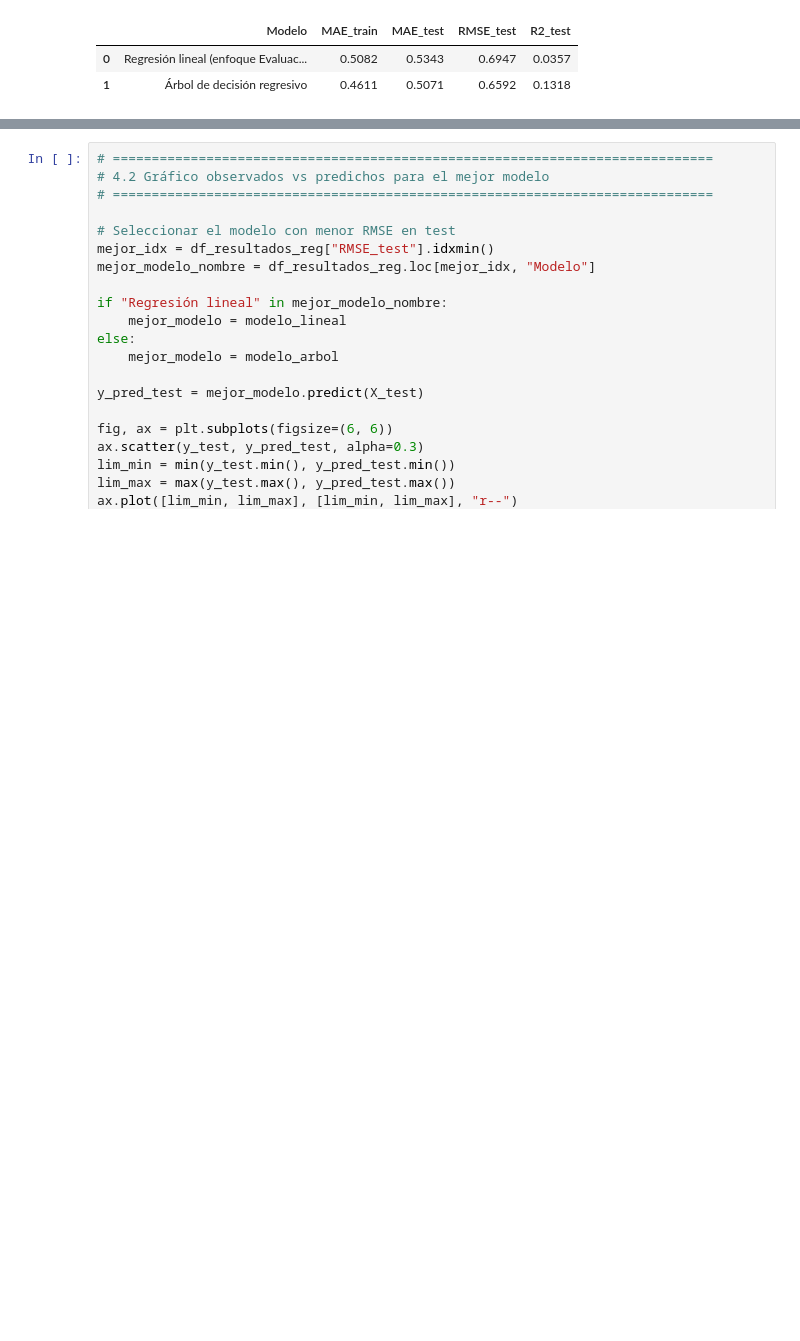
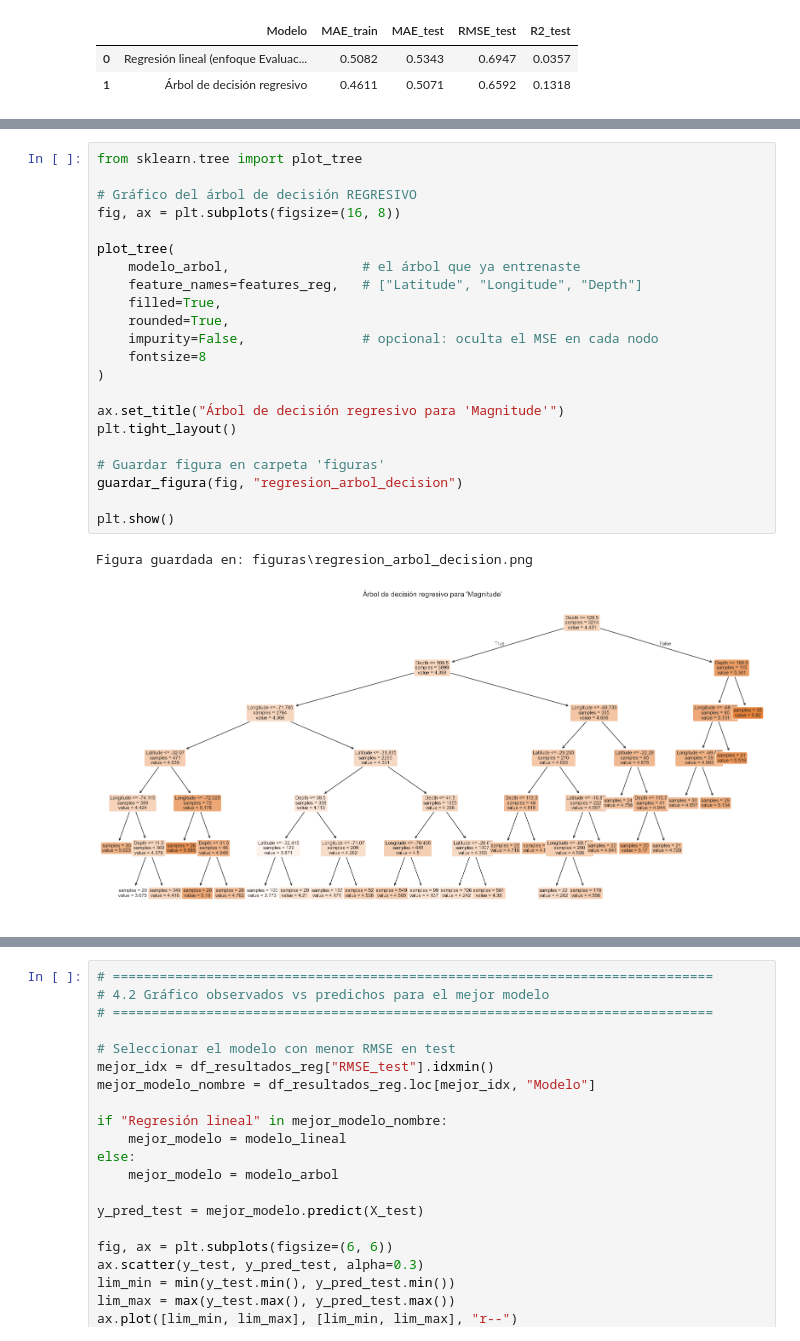
Before and after one commit to NicolasCardenas1/EV3_BI, a Jupyter notebook: EV3_BI.ipynb, the cells around one changed output, grey strips where cells are left out. Saved outputs shown, nothing was run; the diff lists cells and outputs as text; blank space fills up the shorter version.

```diff
--- a/EV3_BI.ipynb
+++ b/EV3_BI.ipynb
@@ -291,0 +301,25 @@ df_resultados_reg
+# %%
+from sklearn.tree import plot_tree
+
+# Gráfico del árbol de decisión REGRESIVO
+fig, ax = plt.subplots(figsize=(16, 8))
+
+plot_tree(
+    modelo_arbol,                 # el árbol que ya entrenaste
+    feature_names=features_reg,   # ["Latitude", "Longitude", "Depth"]
+    filled=True,
+    rounded=True,
+    impurity=False,               # opcional: oculta el MSE en cada nodo
+    fontsize=8
+)
+
+ax.set_title("Árbol de decisión regresivo para 'Magnitude'")
+plt.tight_layout()
+
+# Guardar figura en carpeta 'figuras'
+guardar_figura(fig, "regresion_arbol_decision")
+
+plt.show()
+# %% [output]
+Figura guardada en: figuras\regresion_arbol_decision.png
+[figure, added]
```
Also changed, not shown: parts of 6 cells of this notebook, 1 other file.
